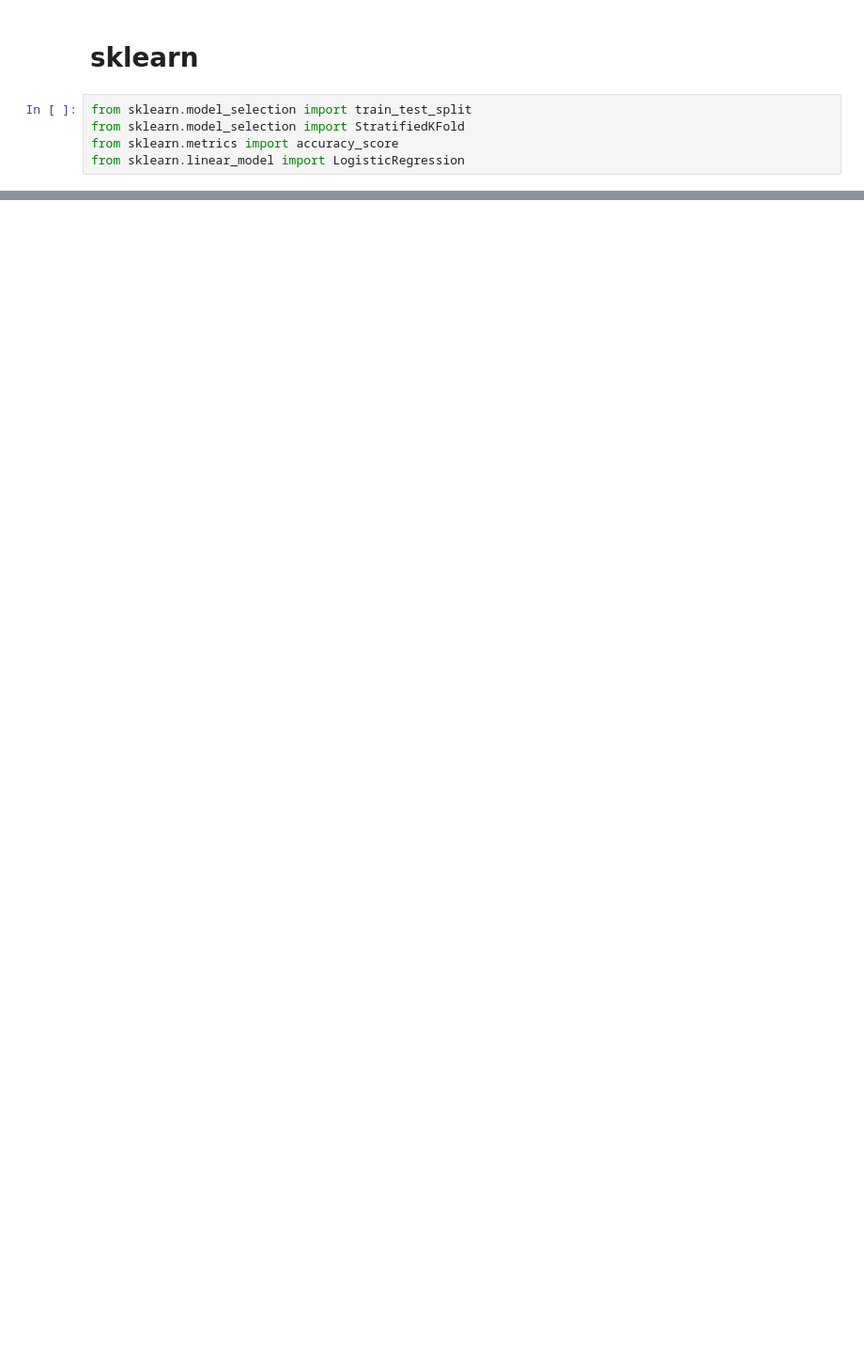
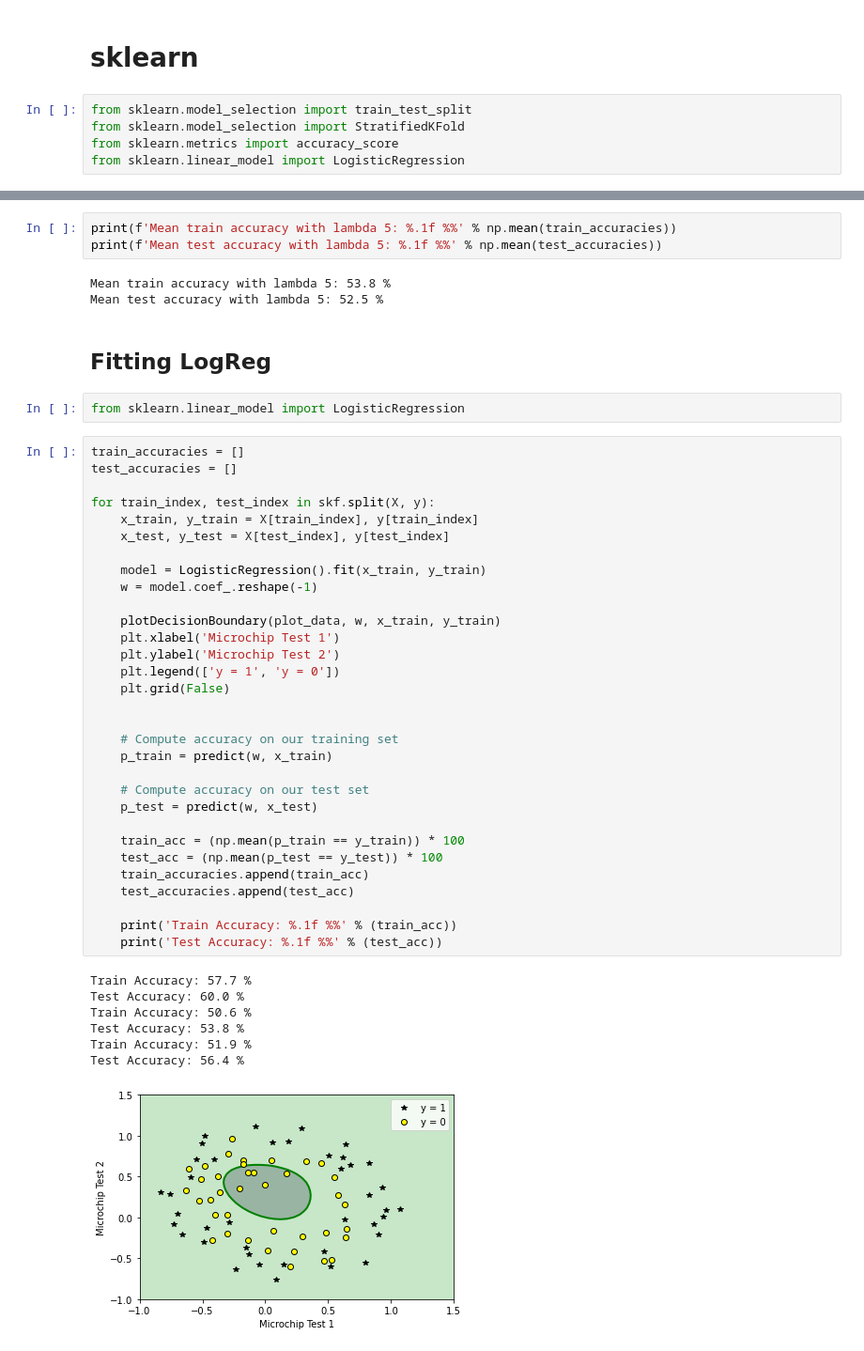
Before and after one commit to daniildiveev/ml-course-shad, a Jupyter notebook: 1st_homework/logreg&metrics.ipynb, the cells around one changed output, grey strips where cells are left out. Shown at 94% size. Drawn from its saved outputs; the diff is of its cells as text; blank space fills up the shorter version.

```diff
--- a/1st_homework/logreg&metrics.ipynb
+++ b/1st_homework/logreg&metrics.ipynb
@@ -767,0 +793,49 @@ accuracy_score(y_test, m.predict(X_test))
+# %%
+print(f'Mean train accuracy with lambda 5: %.1f %%' % np.mean(train_accuracies))
+print(f'Mean test accuracy with lambda 5: %.1f %%' % np.mean(test_accuracies))
+# %% [output]
+Mean train accuracy with lambda 5: 53.8 %
+Mean test accuracy with lambda 5: 52.5 %
+# %% [markdown]
+## Fitting LogReg
+# %%
+from sklearn.linear_model import LogisticRegression
+# %%
+train_accuracies = []
+test_accuracies = []
+
+for train_index, test_index in skf.split(X, y):
+    x_train, y_train = X[train_index], y[train_index]
+    x_test, y_test = X[test_index], y[test_index]
+
+    model = LogisticRegression().fit(x_train, y_train)
+    w = model.coef_.reshape(-1)
+
+    plotDecisionBoundary(plot_data, w, x_train, y_train)
+    plt.xlabel('Microchip Test 1')
+    plt.ylabel('Microchip Test 2')
+    plt.legend(['y = 1', 'y = 0'])
+    plt.grid(False)
+
+
+    # Compute accuracy on our training set
+    p_train = predict(w, x_train)
+
+    # Compute accuracy on our test set
+    p_test = predict(w, x_test)
+
+    train_acc = (np.mean(p_train == y_train)) * 100
+    test_acc = (np.mean(p_test == y_test)) * 100
+    train_accuracies.append(train_acc)
+    test_accuracies.append(test_acc)
+
+    print('Train Accuracy: %.1f %%' % (train_acc))
+    print('Test Accuracy: %.1f %%' % (test_acc))
+# %% [output]
+Train Accuracy: 57.7 %
+Test Accuracy: 60.0 %
+Train Accuracy: 50.6 %
+Test Accuracy: 53.8 %
+Train Accuracy: 51.9 %
+Test Accuracy: 56.4 %
+[figure, added]
```
Also changed, not shown: parts of 29 cells of this notebook.
